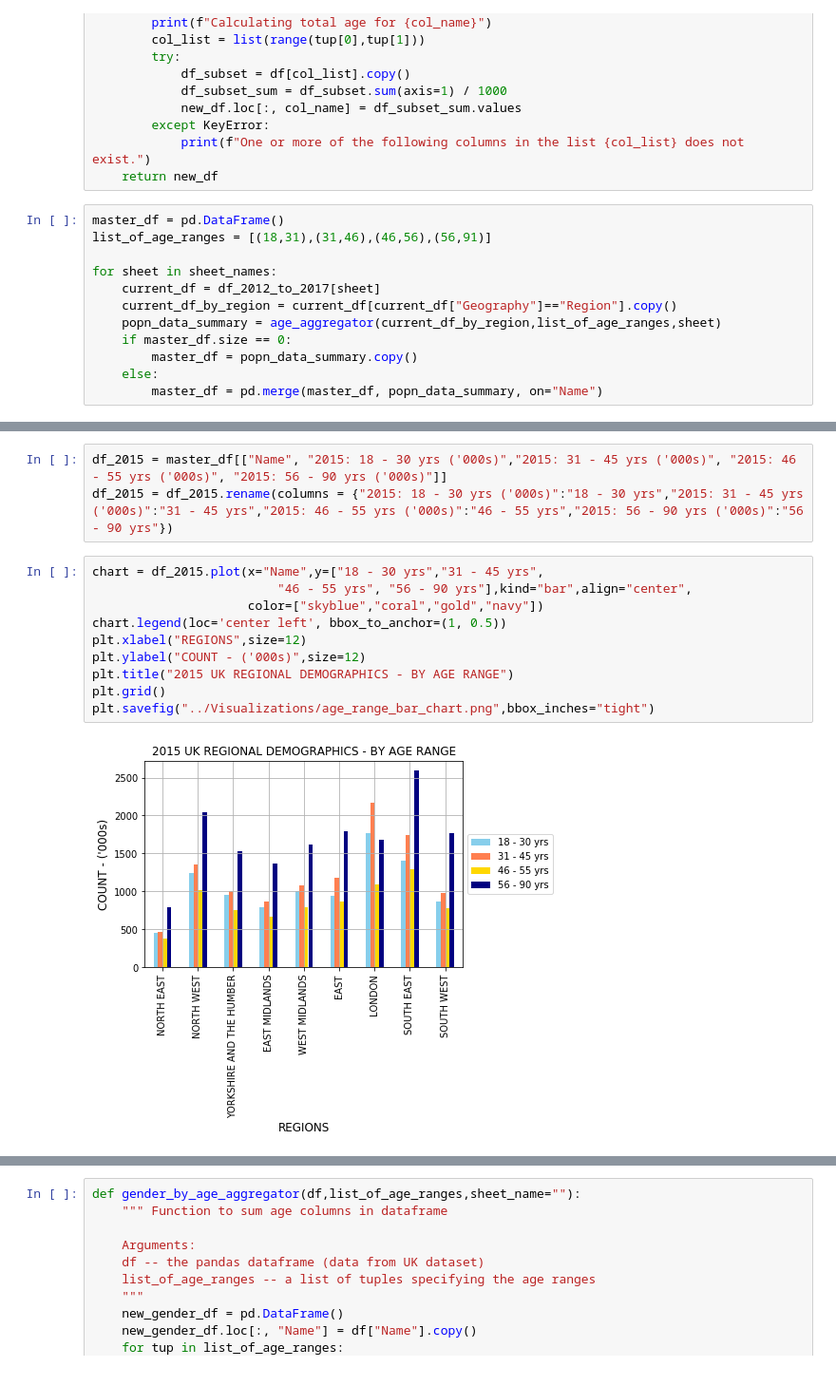
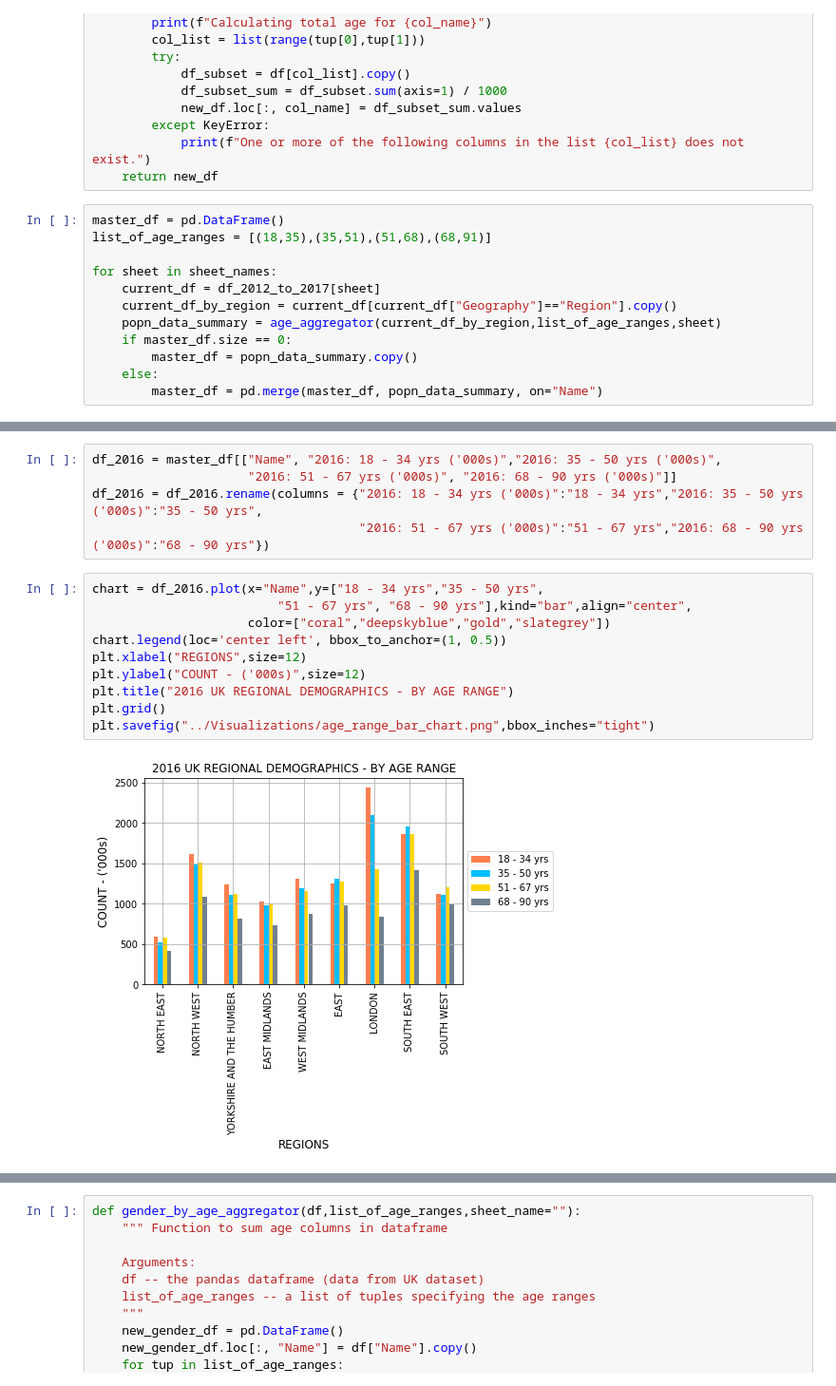
Before and after one commit to somotos1/Brexit_Data_Analysis, a Jupyter notebook: UK_Pop_Data.ipynb, the cells around one changed output, grey strips where cells are left out. Shown: that part at 95% size. Cells and saved outputs as stored; diff of their text form.

Commit message:
all bar charts uploaded

```diff
--- a/UK_Pop_Data.ipynb
+++ b/UK_Pop_Data.ipynb
@@ -31,7 +31,7 @@ def age_aggregator(df,list_of_age_ranges,sheet_name=""):
     return new_df
 # %%
 master_df = pd.DataFrame()
-list_of_age_ranges = [(18,31),(31,46),(46,56),(56,91)]
+list_of_age_ranges = [(18,35),(35,51),(51,68),(68,91)]
 
 for sheet in sheet_names:
     current_df = df_2012_to_2017[sheet]
@@ -75,17 +75,19 @@ master_df
 9 rows × 25 columns
 # %%
-df_2015 = master_df[["Name", "2015: 18 - 30 yrs ('000s)","2015: 31 - 45 yrs ('000s)", "2015: 46 - 55 yrs ('000s)", "2015: 56 - 90 yrs ('000s)"]]
-df_2015 = df_2015.rename(columns = {"2015: 18 - 30 yrs ('000s)":"18 - 30 yrs","2015: 31 - 45 yrs ('000s)":"31 - 45 yrs","2015: 46 - 55 yrs ('000s)":"46 - 55 yrs","2015: 56 - 90 yrs ('000s)":"56 - 90 yrs"})
+df_2016 = master_df[["Name", "2016: 18 - 34 yrs ('000s)","2016: 35 - 50 yrs ('000s)",
+                     "2016: 51 - 67 yrs ('000s)", "2016: 68 - 90 yrs ('000s)"]]
+df_2016 = df_2016.rename(columns = {"2016: 18 - 34 yrs ('000s)":"18 - 34 yrs","2016: 35 - 50 yrs ('000s)":"35 - 50 yrs",
+                                    "2016: 51 - 67 yrs ('000s)":"51 - 67 yrs","2016: 68 - 90 yrs ('000s)":"68 - 90 yrs"})
 # %%
-chart = df_2015.plot(x="Name",y=["18 - 30 yrs","31 - 45 yrs",
-                         "46 - 55 yrs", "56 - 90 yrs"],kind="bar",align="center",
-                     color=["skyblue","coral","gold","navy"])
+chart = df_2016.plot(x="Name",y=["18 - 34 yrs","35 - 50 yrs",
+                         "51 - 67 yrs", "68 - 90 yrs"],kind="bar",align="center",
+                     color=["coral","deepskyblue","gold","slategrey"])
 chart.legend(loc='center left', bbox_to_anchor=(1, 0.5))
 plt.xlabel("REGIONS",size=12)
 plt.ylabel("COUNT - ('000s)",size=12)
-plt.title("2015 UK REGIONAL DEMOGRAPHICS - BY AGE RANGE")
+plt.title("2016 UK REGIONAL DEMOGRAPHICS - BY AGE RANGE")
 plt.grid()
 plt.savefig("../Visualizations/age_range_bar_chart.png",bbox_inches="tight")
 # %% [output]
-[figure, old version]
+[figure, new version]
 # %%
```
Also changed, not shown: parts of 17 cells of this notebook.
